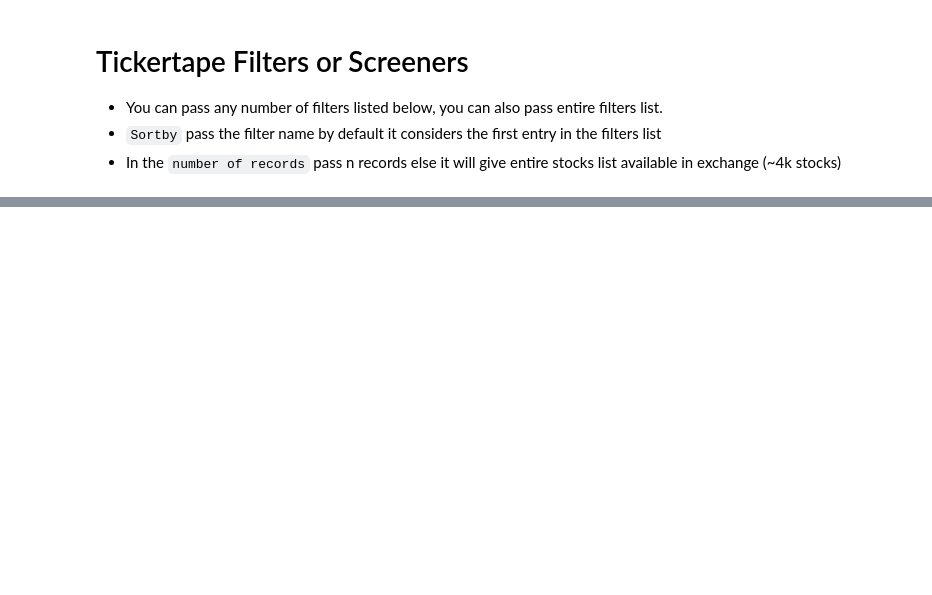
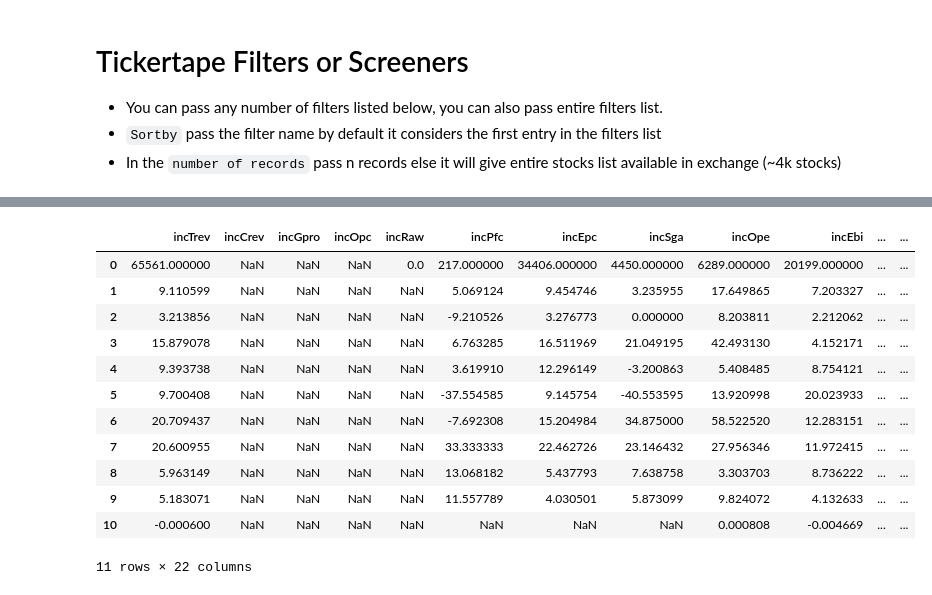
Before and after one commit to Sampad-Hegde/Bharat-SM-Data, a Jupyter notebook: examples/Fundementals_Tickertape.ipynb, the cells around one changed output, grey strips where cells are left out. Drawn from its saved outputs; the diff is of its cells as text; code cells hidden in the pictures; blank space fills up the shorter version.

```diff
--- a/examples/Fundementals_Tickertape.ipynb
+++ b/examples/Fundementals_Tickertape.ipynb
@@ -362,0 +363,16 @@ filtered_list_df.head()
+# %%
+ttp.get_income_data('INFY', time_horizon='annual', view_type='growth', num_time_periods=12)
+# %% [output]
+|  | incTrev | incCrev | incGpro | incOpc | incRaw | incPfc | incEpc | incSga | incOpe | incEbi | ... | ... |
+| 0 | 65561.000000 | NaN | NaN | NaN | 0.0 | 217.000000 | 34406.000000 | 4450.000000 | 6289.000000 | 20199.000000 | ... | ... |
+| 1 | 9.110599 | NaN | NaN | NaN | NaN | 5.069124 | 9.454746 | 3.235955 | 17.649865 | 7.203327 | ... | ... |
+| 2 | 3.213856 | NaN | NaN | NaN | NaN | -9.210526 | 3.276773 | 0.000000 | 8.203811 | 2.212062 | ... | ... |
+| 3 | 15.879078 | NaN | NaN | NaN | NaN | 6.763285 | 16.511969 | 21.049195 | 42.493130 | 4.152171 | ... | ... |
+| 4 | 9.393738 | NaN | NaN | NaN | NaN | 3.619910 | 12.296149 | -3.200863 | 5.408485 | 8.754121 | ... | ... |
+| 5 | 9.700408 | NaN | NaN | NaN | NaN | -37.554585 | 9.145754 | -40.553595 | 13.920998 | 20.023933 | ... | ... |
+| 6 | 20.709437 | NaN | NaN | NaN | NaN | -7.692308 | 15.204984 | 34.875000 | 58.522520 | 12.283151 | ... | ... |
+| 7 | 20.600955 | NaN | NaN | NaN | NaN | 33.333333 | 22.462726 | 23.146432 | 27.956346 | 11.972415 | ... | ... |
+| 8 | 5.963149 | NaN | NaN | NaN | NaN | 13.068182 | 5.437793 | 7.638758 | 3.303703 | 8.736222 | ... | ... |
+| 9 | 5.183071 | NaN | NaN | NaN | NaN | 11.557789 | 4.030501 | 5.873099 | 9.824072 | 4.132633 | ... | ... |
+| 10 | -0.000600 | NaN | NaN | NaN | NaN | NaN | NaN | NaN | 0.000808 | -0.004669 | ... | ... |
+11 rows × 22 columns
```
Also changed, not shown: parts of 21 cells of this notebook, 22 other files.
